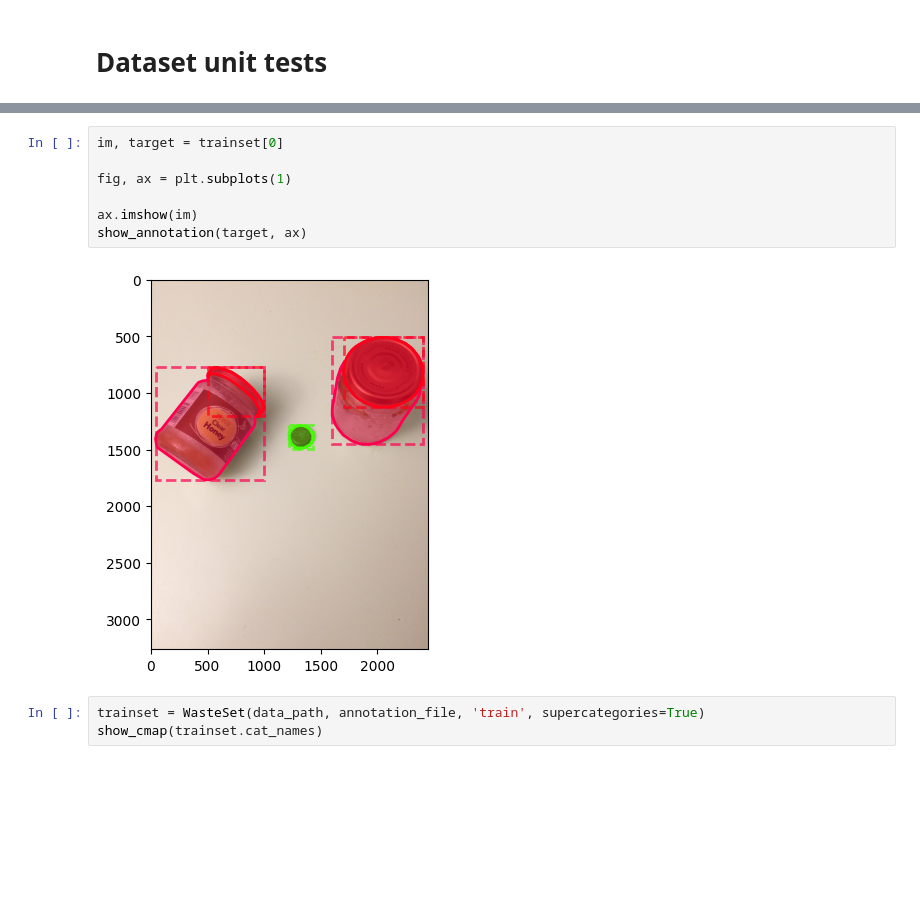
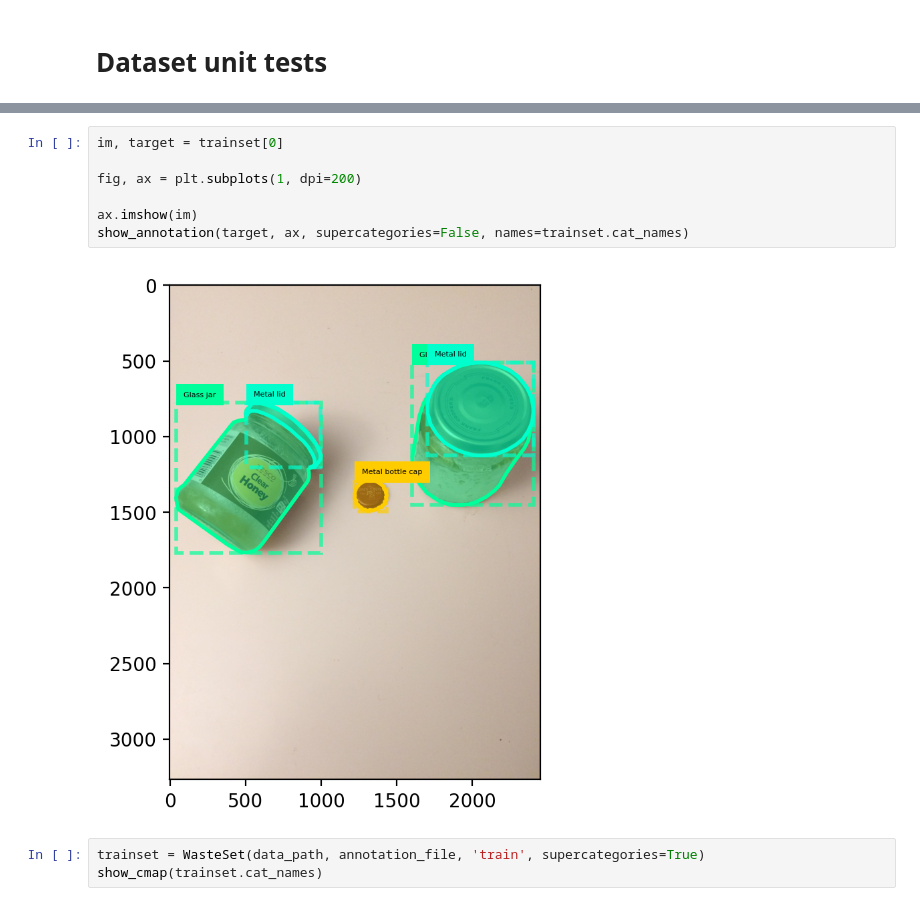
Before and after one commit to R0ner/02514-DL-in-CV, a Jupyter notebook: Project4/0_dset_unit_test-rse.ipynb, the cells around one changed output, grey strips where cells are left out. Drawn from its saved outputs; the diff is of its cells as text; blank space fills up the shorter version.

```diff
--- a/Project4/0_dset_unit_test-rse.ipynb
+++ b/Project4/0_dset_unit_test-rse.ipynb
@@ -45,12 +45,12 @@ index created!
 # %%
 im, target = trainset[0]
 
-fig, ax = plt.subplots(1)
+fig, ax = plt.subplots(1, dpi=200)
 
 ax.imshow(im)
-show_annotation(target, ax)
+show_annotation(target, ax, supercategories=False, names=trainset.cat_names)
 # %% [output]
-[figure, old version]
+[figure, new version]
 # %%
 trainset = WasteSet(data_path, annotation_file, 'train', supercategories=True)
 show_cmap(trainset.cat_names)
```
Also changed, not shown: parts of 5 cells of this notebook, 2 other files.
